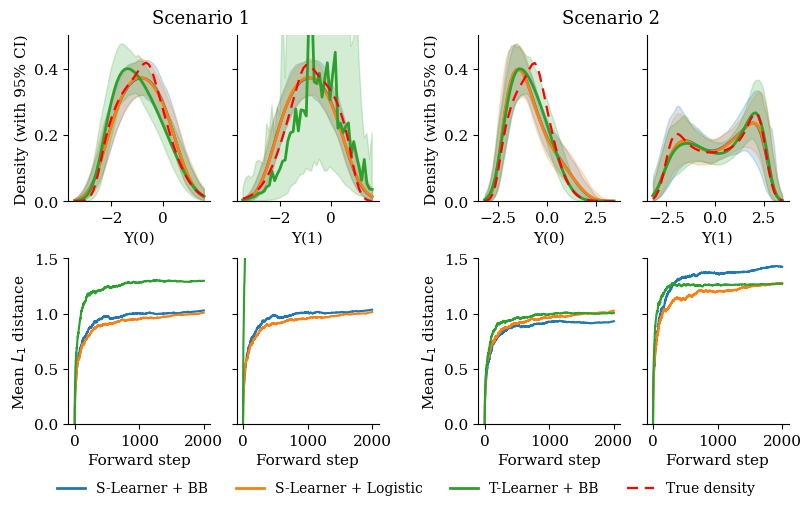
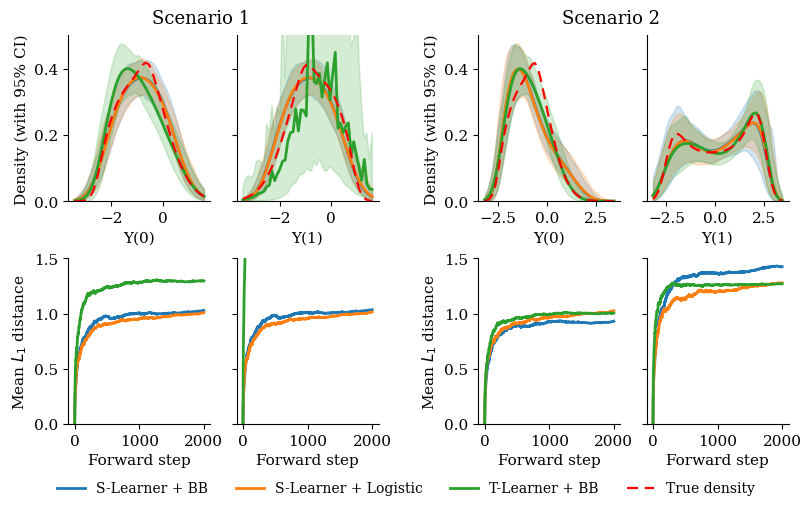
The change to this notebook cell's code, shown as a diff; its figure went from the first image to the second:
--- before
+++ after
@@ -47,5 +47,5 @@
             l1 = res["l1_trajectory"][:, :, xi]  # (B, T+1)
             steps = np.arange(l1.shape[1])
-            ax.plot(steps, l1.mean(axis=0), color=color, linewidth=1.5)
+            ax.plot(steps, l1.mean(axis=0), color=color, linewidth=2)
         ax.set_ylim(bottom=0)
         ax.set_xlabel("Forward step", fontsize=11)

Commit: Cosmetics